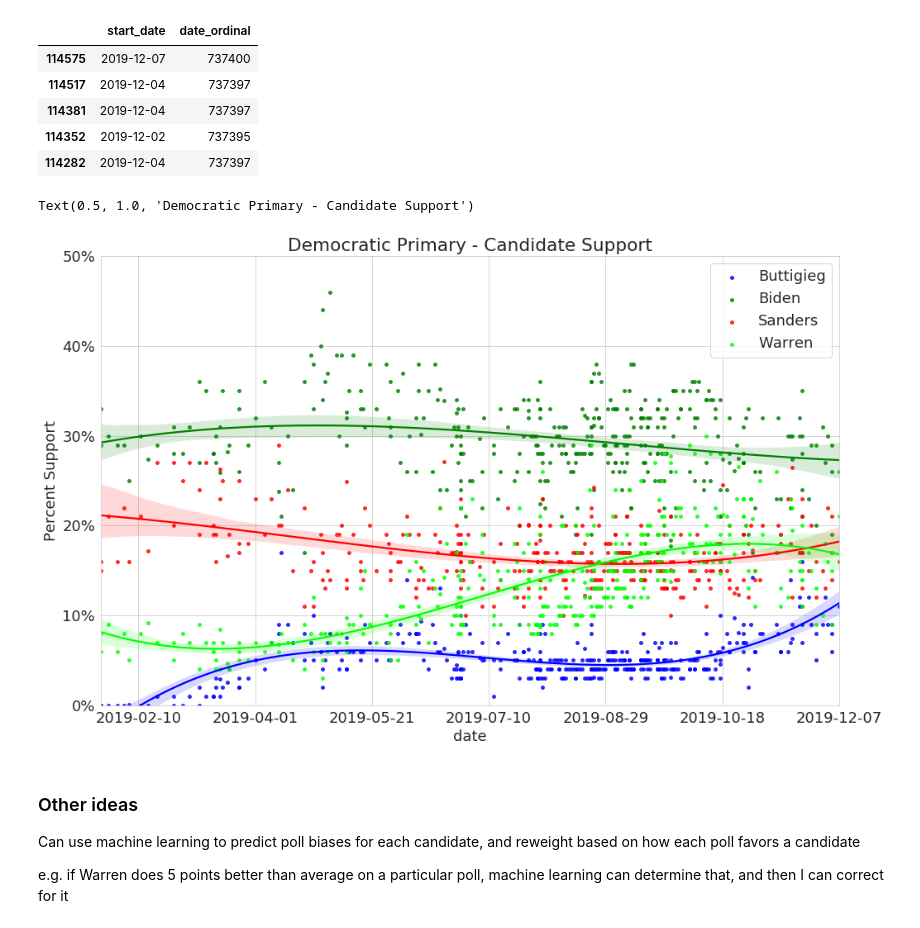
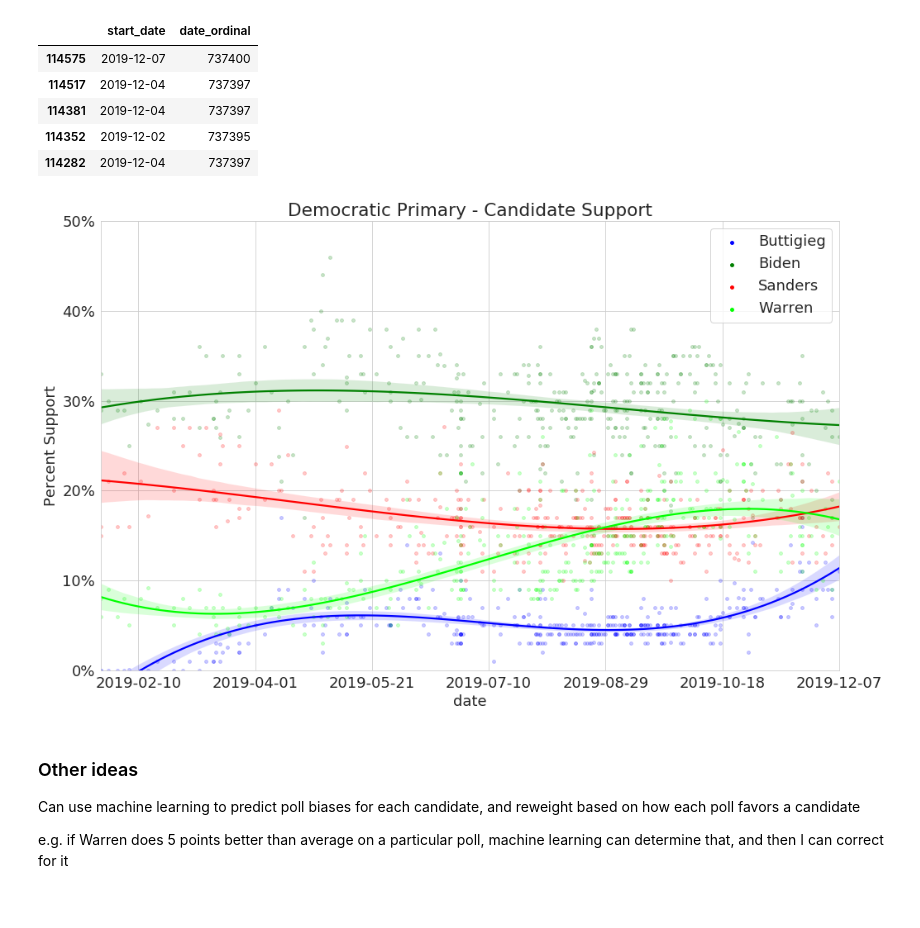
Before and after one commit to amvinson234/Polling2020, a Jupyter notebook: dem_primary.ipynb, the cells around one changed output. Drawn from its saved outputs; the diff is of its cells as text; code cells hidden in the pictures.

Commit message:
add plot with adjustments

```diff
--- a/dem_primary.ipynb
+++ b/dem_primary.ipynb
@@ -179,39 +179,43 @@ import datetime
 warnings.simplefilter('ignore', np.RankWarning)
 import matplotlib
 
 sns.set_style("whitegrid")
 
 matplotlib.rcParams.update({'font.size': 18})
 
 plt.figure(figsize=(16,10))
 deg_order =20
 
-sns.regplot(x ='date_ordinal', y = data_clean_drop['Buttigieg-pct'], data = data_clean_drop, order = deg_order, truncate = True, scatter_kws={'s':15}, label = "Buttigieg",color = 'blue')
-sns.regplot(x ='date_ordinal', y = data_clean_drop['Biden-pct'], data = data_clean_drop, order = deg_order, truncate = True, scatter_kws={'s':15}, label = "Biden", color = 'green')
-sns.regplot(x ='date_ordinal', y = data_clean_drop['Sanders-pct'], data = data_clean_drop, order = deg_order, truncate = True, scatter_kws={'s':15}, label = "Sanders",color='red')
-sns.regplot(x ='date_ordinal', y = data_clean_drop['Warren-pct'], data = data_clean_drop, order = deg_order, truncate = True, scatter_kws={'s':15}, label = "Warren",color = (0.0,1,0.0))
+sns.regplot(x ='date_ordinal', y = data_clean_drop['Buttigieg-pct'], data = data_clean_drop, order = deg_order, truncate = True, scatter_kws={'s':15, 'alpha': 0.3}, label = "Buttigieg",color = 'blue')
+sns.regplot(x ='date_ordinal', y = data_clean_drop['Biden-pct'], data = data_clean_drop, order = deg_order, truncate = True, scatter_kws={'s':15, 'alpha': 0.3}, label = "Biden", color = 'green')
+sns.regplot(x ='date_ordinal', y = data_clean_drop['Sanders-pct'], data = data_clean_drop, order = deg_order, truncate = True, scatter_kws={'s':15, 'alpha': 0.3}, label = "Sanders",color='red')
+sns.regplot(x ='date_ordinal', y = data_clean_drop['Warren-pct'], data = data_clean_drop, order = deg_order, truncate = True, scatter_kws={'s':15, 'alpha': 0.3}, label = "Warren",color = (0.0,1,0.0))
 
 
 
 plt.legend()
 plt.xlabel('date')
 plt.xlim(data_clean_drop['date_ordinal'].min() - 1, data_clean_drop['date_ordinal'].max() + 1)#new_labels = [datetime.date.fromordinal(int(item)) for item in plt.xticks()]
 
 xticks = np.array(plt.xticks())
 new_labels = [datetime.date.fromordinal(int(item)) for item in xticks[0]]
 plt.xticks(new_labels,new_labels)
 plt.xlim(data_clean_drop['start_date'].min(),data_clean_drop['start_date'].max())
 
 plt.ylabel('Percent Support')
 plt.ylim(0,50)
 yticks = np.array(plt.yticks())
 new_labels = [str(int(item)) + '%' for item in yticks[0]]
 plt.yticks(yticks[0],new_labels)
 
 plt.title('Democratic Primary - Candidate Support')
+
+
+leg = plt.legend()
+for lh in leg.legendHandles:
+    lh.set_alpha(1)
 # %% [output]
-Text(0.5, 1.0, 'Democratic Primary - Candidate Support')
-[figure, old version]
+[figure, new version]
 # %% [markdown]
 ### Other ideas
 
```
Also changed, not shown: parts of 5 cells of this notebook.
